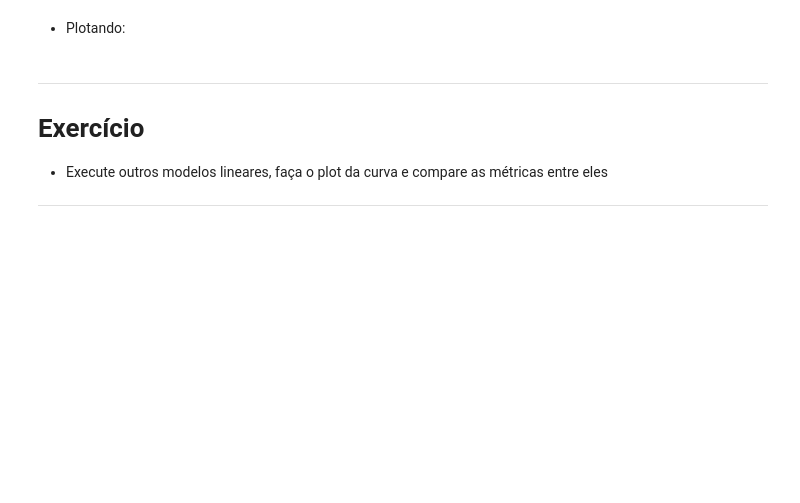
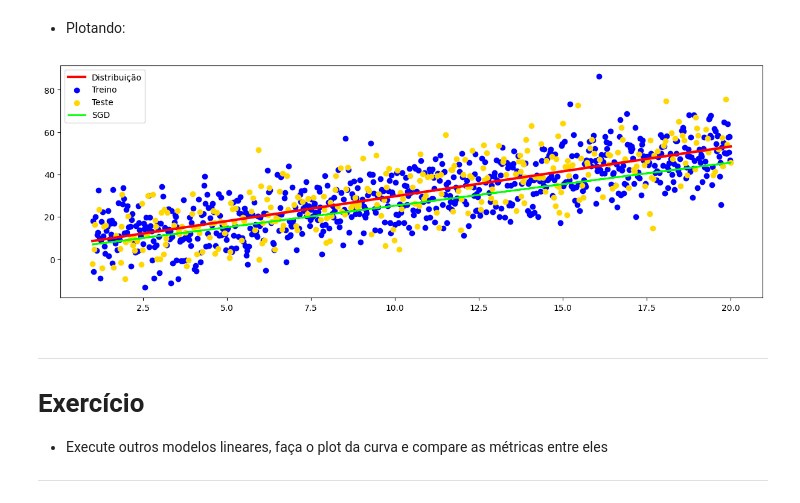
Before and after one commit to ThiagoLahass/Computational-Intelligence-in-Health-with-Python, a Jupyter notebook: Modulo II - Ferramentas/7_modelo_linear/02_reg_linear_sklearn.ipynb, the cells around one changed output. Cells and saved outputs as stored; diff of their text form; code cells hidden in the pictures; blank space fills up the shorter version.

```diff
--- a/Modulo II - Ferramentas/7_modelo_linear/02_reg_linear_sklearn.ipynb
+++ b/Modulo II - Ferramentas/7_modelo_linear/02_reg_linear_sklearn.ipynb
@@ -51,9 +78,11 @@ print("MSE:", mse)
 # %% [markdown]
 - Plotando:
 # %%
-ax.plot(X_test, preds, color="lime", label="Modelo", linewidth=3)
+ax.plot(X_test, preds, color="lime", label="SGD", linewidth=2)
 ax.legend()
 fig
+# %% [output]
+[figure, added]
 # %% [markdown]
 ___
 # Exercício
```
Also changed, not shown: parts of 8 cells of this notebook, 1 other file.
